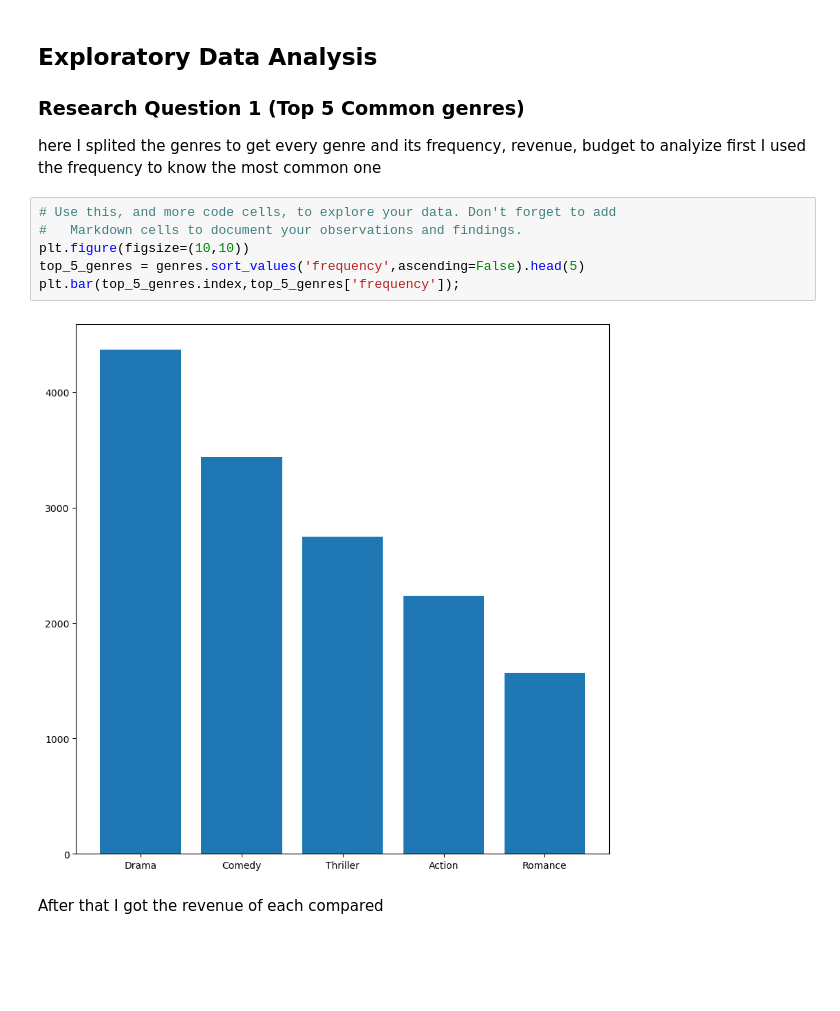
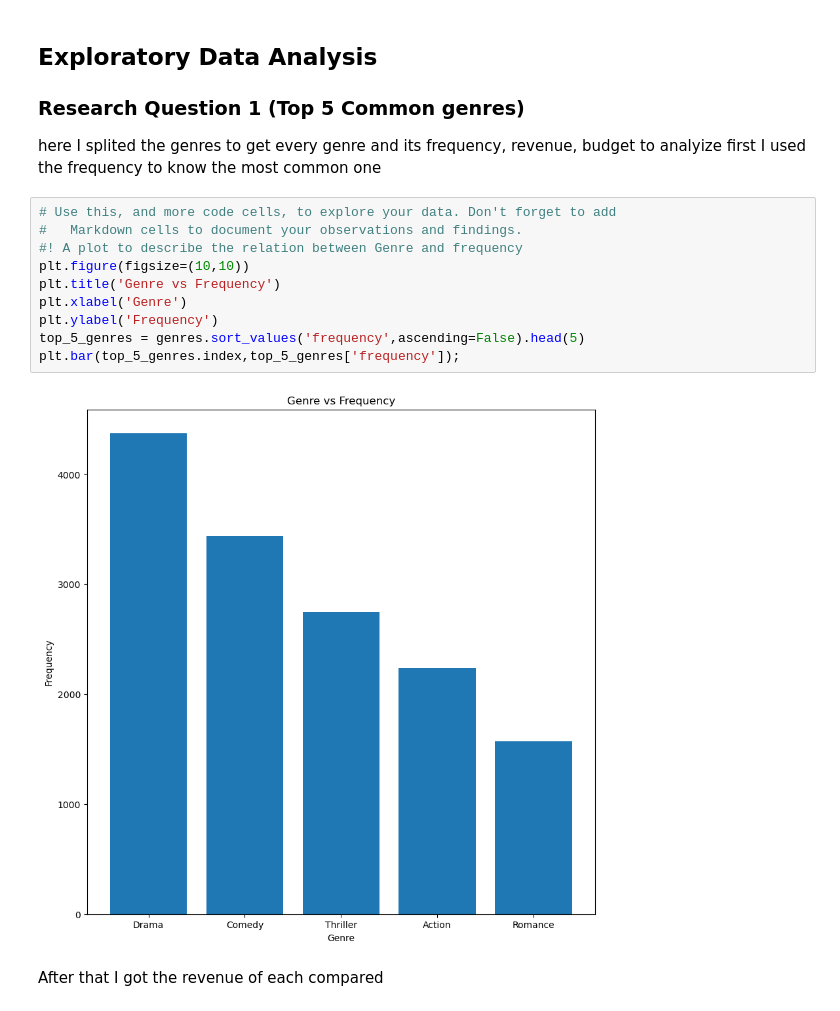
Before and after one commit to AquariumFish2/Investigate-a-Dataset, a Jupyter notebook: Investigate_a_Dataset.ipynb, the cells around one changed output. Drawn from its saved outputs; the diff is of its cells as text; blank space fills up the shorter version.

```diff
--- a/Investigate_a_Dataset.ipynb
+++ b/Investigate_a_Dataset.ipynb
@@ -161,10 +177,14 @@ first I used the frequency to know the most common one
 # %%
 # Use this, and more code cells, to explore your data. Don't forget to add
 #   Markdown cells to document your observations and findings.
+#! A plot to describe the relation between Genre and frequency
 plt.figure(figsize=(10,10))
+plt.title('Genre vs Frequency')
+plt.xlabel('Genre')
+plt.ylabel('Frequency')
 top_5_genres = genres.sort_values('frequency',ascending=False).head(5)
 plt.bar(top_5_genres.index,top_5_genres['frequency']);
 # %% [output]
-[figure, old version]
+[figure, new version]
 # %% [markdown]
 After that I got the revenue of each compared
```
Also changed, not shown: parts of 24 cells of this notebook, 1 other file.
